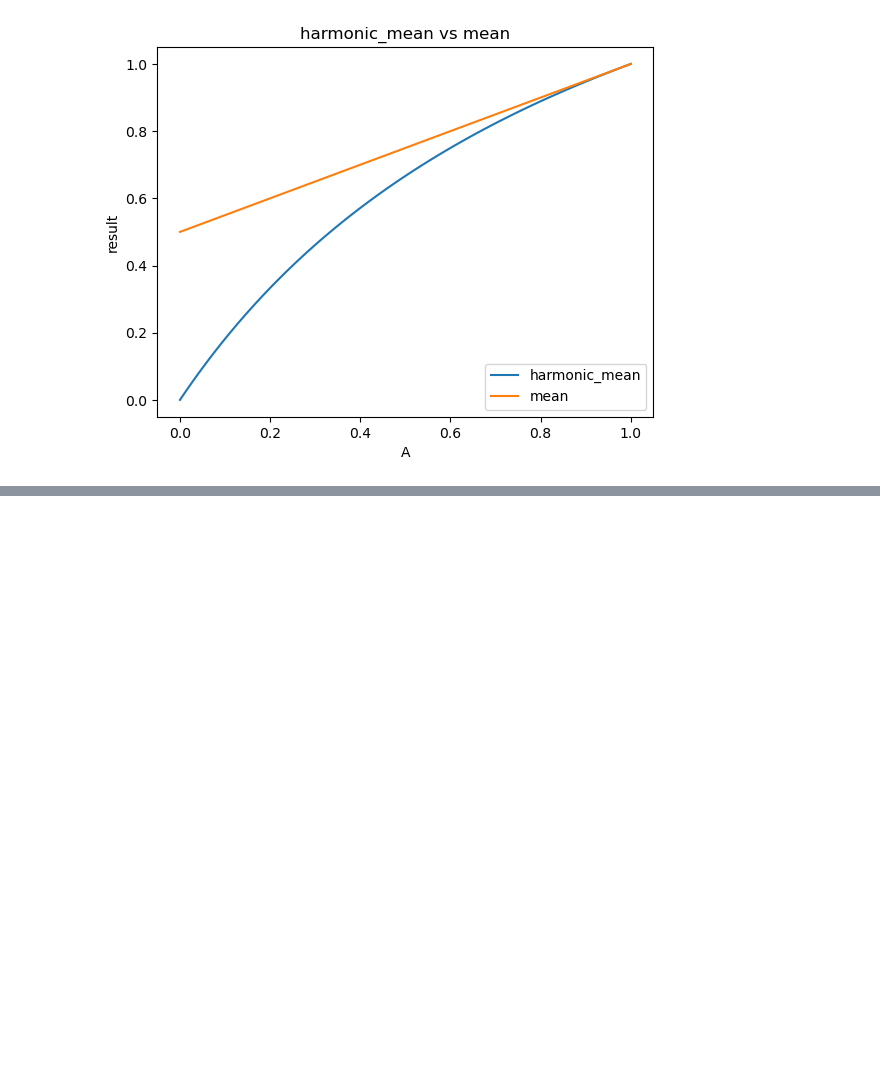
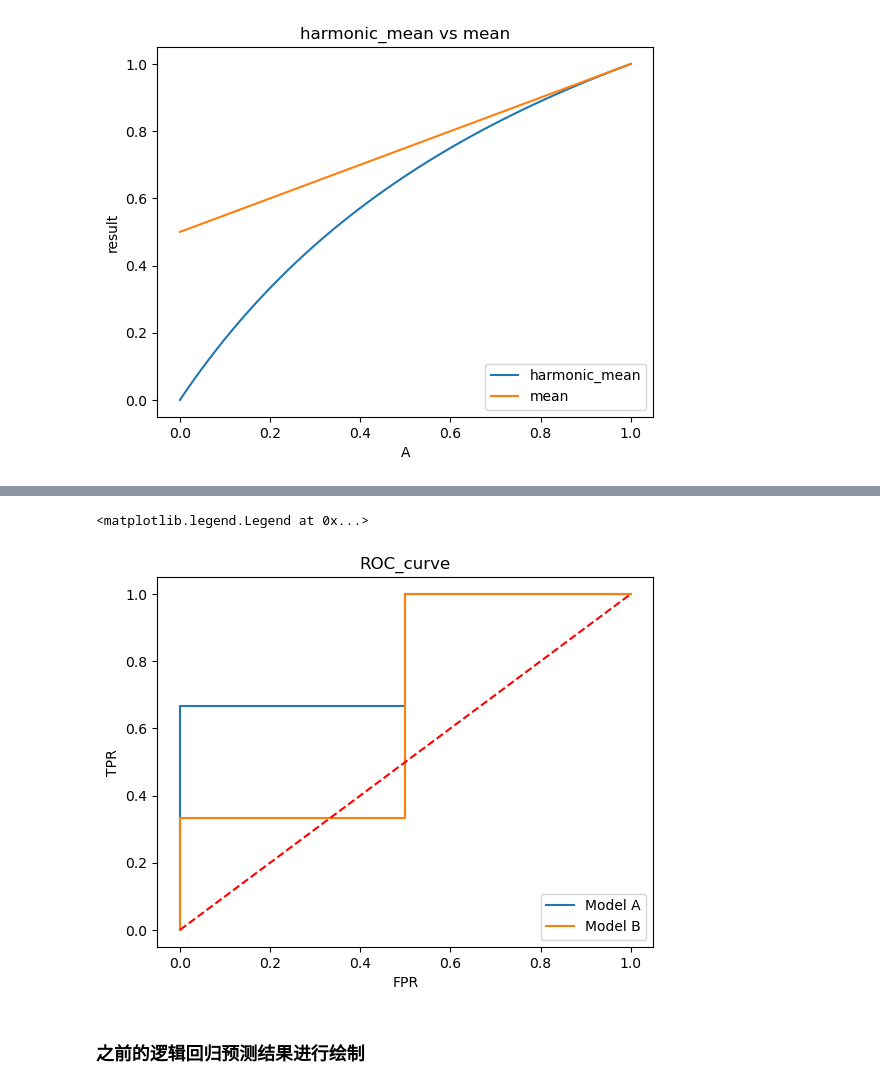
Before and after one commit to cduestc-course/MLLearn, a Jupyter notebook: 7-decisionboundary/7.2.ipynb, the cells around one changed output, grey strips where cells are left out. Cells and saved outputs as stored; diff of their text form; code cells hidden in the pictures; blank space fills up the shorter version.

```diff
--- a/7-decisionboundary/7.2.ipynb
+++ b/7-decisionboundary/7.2.ipynb
@@ -29,0 +41,6 @@ plt.legend(loc = 4)
+# %%
+# TPR计算过程
+y_cla = logit_cla(yhat_A, thr=0.5)
+P = y_cla[y_A == 1]
+TPR = P.mean()
+TPR
@@ -29,0 +77,5 @@ plt.legend(loc = 4)
+# %%
+# FPR计算过程
+N = y_cla[y_A == 0]
+FPR = N.mean()
+FPR
@@ -29,0 +84,3 @@ plt.legend(loc = 4)
+# %%
+y_cla = logit_cla(yhat_A, thr=0.5)
+y_cla
@@ -29,0 +113,22 @@ plt.legend(loc = 4)
+# %%
+# 定义ROC曲线绘制函数
+def ROC_curve(yhat, y, thr_l, label='ROC_curve'):
+    """
+    ROC绘制曲线函数：
+    :param yhat: 模型输出的类别概率判别结果
+    :param y: 样本真实类别
+    :param thr_l：阈值取值列表
+    :param label：折线图的图例
+    :return ：ROC曲线绘制图
+    """
+    TPR_l = []
+    FPR_l = []
+    for i in thr_l:
+        y_cla = logit_cla(yhat, thr=i)
+        P = y_cla[y == 1]
+        TPR = P.mean()
+        TPR_l.append(TPR)
+        N = y_cla[y == 0]
+        FPR = N.mean()
+        FPR_l.append(FPR)
+    plt.plot(FPR_l, TPR_l, label=label)
@@ -29,0 +158,14 @@ plt.legend(loc = 4)
+# %%
+# 绘制ROC曲线
+ROC_curve(yhat_A, y_A, thr_l, label='Model A')
+ROC_curve(yhat_B, y_B, thr_l, label='Model B')
+plt.plot([0, 1], [0, 1], 'r--')
+plt.xlabel('FPR')
+plt.ylabel('TPR')
+plt.title('ROC_curve')
+plt.legend(loc = 4)
+# %% [output]
+<matplotlib.legend.Legend at 0x...>
+[figure, added]
+# %% [markdown]
+### 之前的逻辑回归预测结果进行绘制
```
Also changed, not shown: parts of 33 cells of this notebook, 1 other file.
